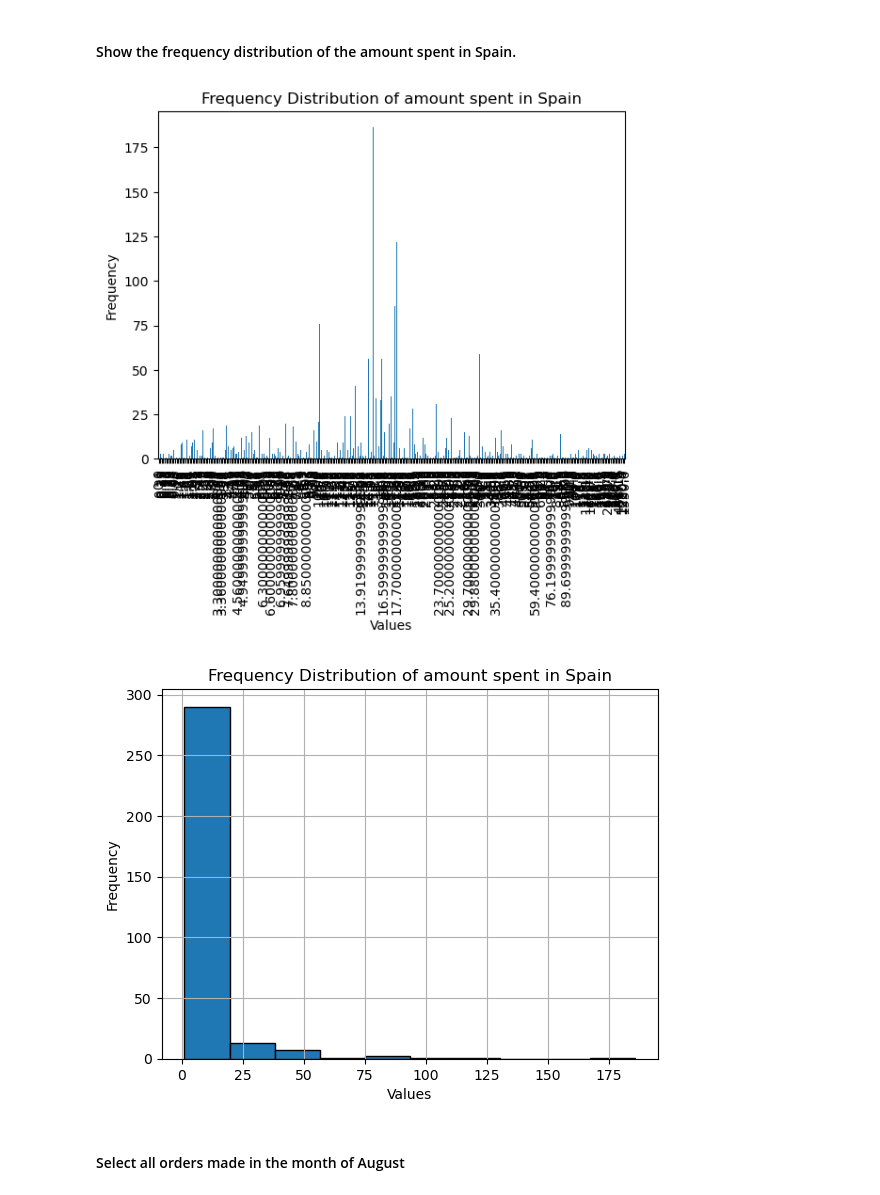
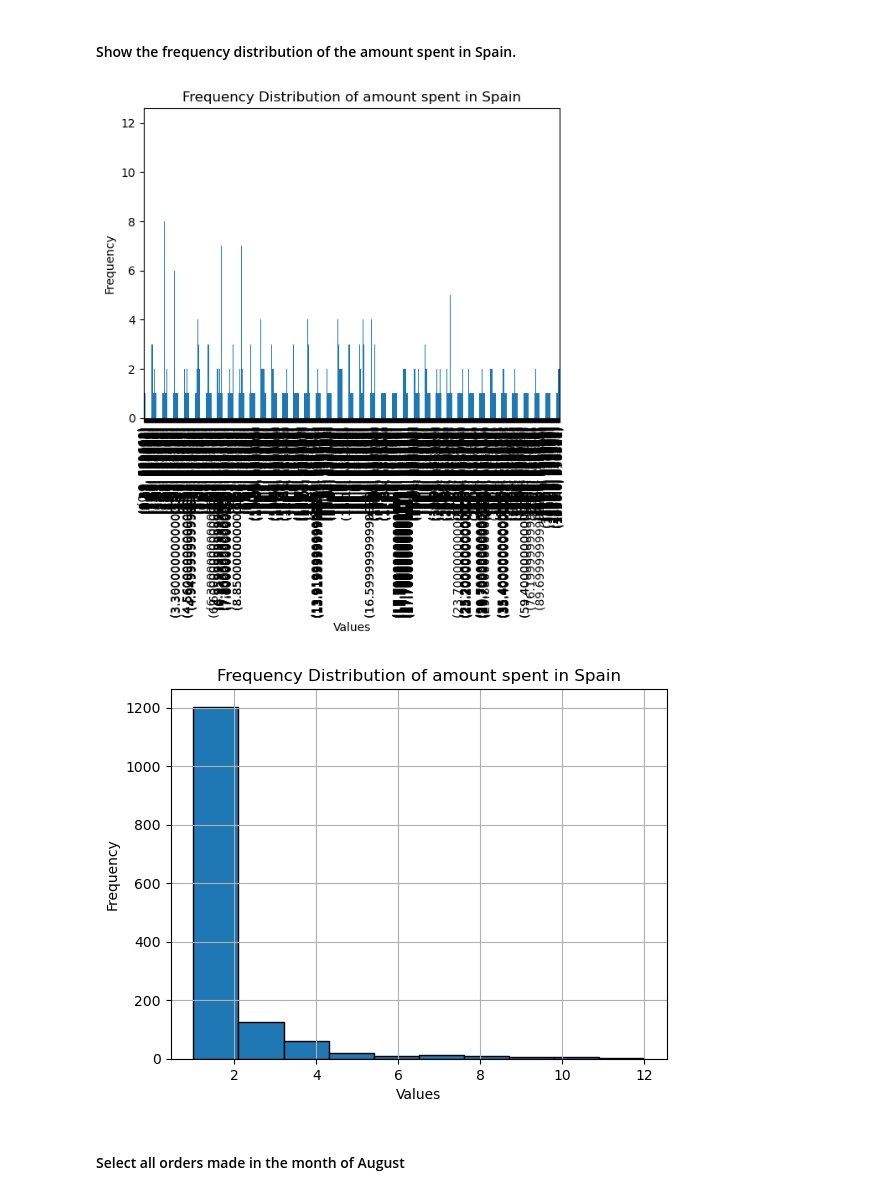
Before and after one commit to alruvamora/lab-descriptive-stats-en, a Jupyter notebook: your-code/main.ipynb, the cells around one changed output. Saved outputs shown, nothing was run; the diff lists cells and outputs as text; code cells hidden in the pictures.

```diff
--- a/your-code/main.ipynb
+++ b/your-code/main.ipynb
@@ -552,24 +583,24 @@ orders_lunchbag_2011
 #### Show the frequency distribution of the amount spent in Spain.
 # %%
 # your answer here
-frequency_distribution=orders_spain.groupby("amount_spent")["InvoiceNo"].count()
+frequency_distribution=orders_spain.groupby("amount_spent")["InvoiceNo"].value_counts()
 
 frequency_distribution.plot(kind='bar')
 
 plt.title("Frequency Distribution of amount spent in Spain")
 plt.xlabel("Values")
 plt.ylabel("Frequency")
 plt.show()
 
 frequency_distribution.hist(bins=10, edgecolor='black')
 
 plt.title("Frequency Distribution of amount spent in Spain")
 plt.xlabel("Values")
 plt.ylabel("Frequency")
 plt.show()
 # %% [output]
-[figure, old version]
+[figure, new version]
-[figure, old version]
+[figure, new version]
 # %% [markdown]
 #### Select all orders made in the month of August
 # %%
```
Also changed, not shown: parts of 6 cells of this notebook.
